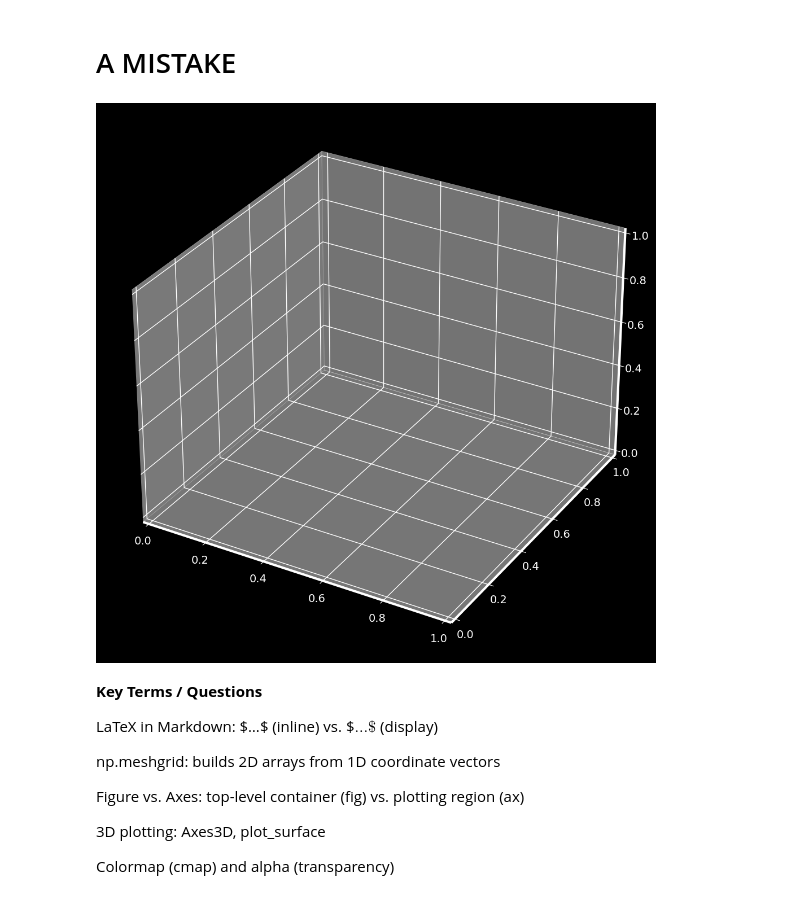
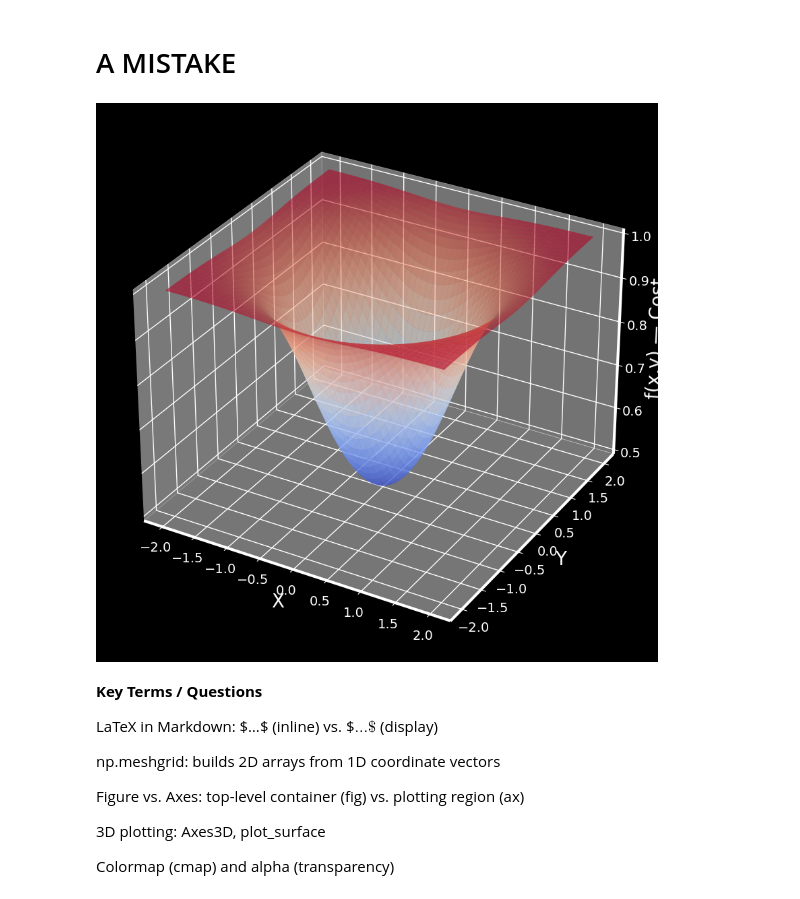
Before and after one commit to Cap-Rehan/ML-DS-journey, a Jupyter notebook: Section-4/Gradient_Descent.ipynb, the cells around one changed output. Saved outputs shown, nothing was run; the diff lists cells and outputs as text; code cells hidden in the pictures.

```diff
--- a/Section-4/Gradient_Descent.ipynb
+++ b/Section-4/Gradient_Descent.ipynb
@@ -565,7 +566,16 @@ Z = f(X, Y)                   # element-wise apply f to grid
 # %%
 # Setting up a 3D figure & axes
 
-fig = plt.figure(figsize=(16, 12))
+fig = plt.figure(figsize=(16, 10))
 ax  = fig.add_subplot(111, projection='3d')    # “get current axes” in 3D
+
+# Plotting the surface
+surf = ax.plot_surface(X, Y, Z, cmap=cm.coolwarm, alpha=0.6)    #cm= colormap
+
+ax.set_xlabel('X', fontsize=20)
+ax.set_ylabel('Y', fontsize=20)
+ax.set_zlabel('f(x,y) — Cost', fontsize=20)
+
+plt.show()
 # %% [output]
-[figure, old version]
+[figure, new version]
```
Also changed, not shown: parts of 22 cells of this notebook.
